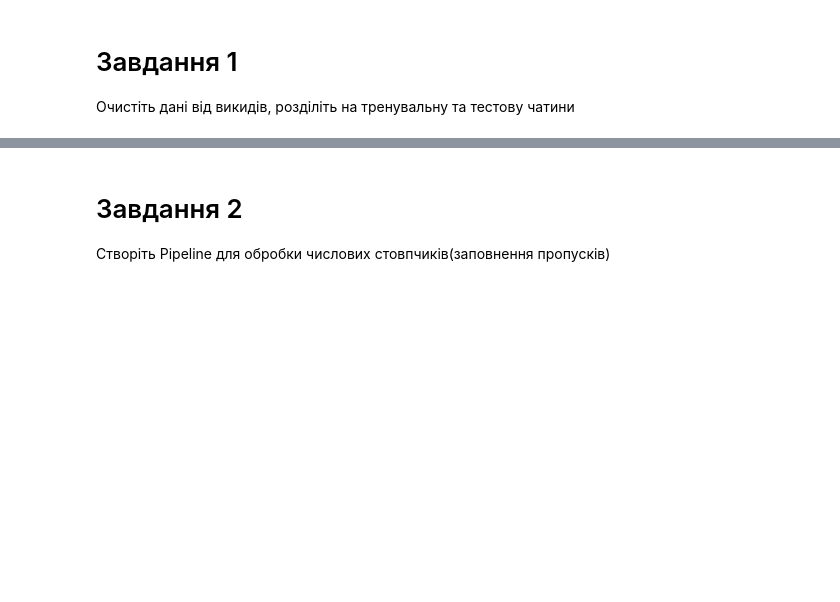
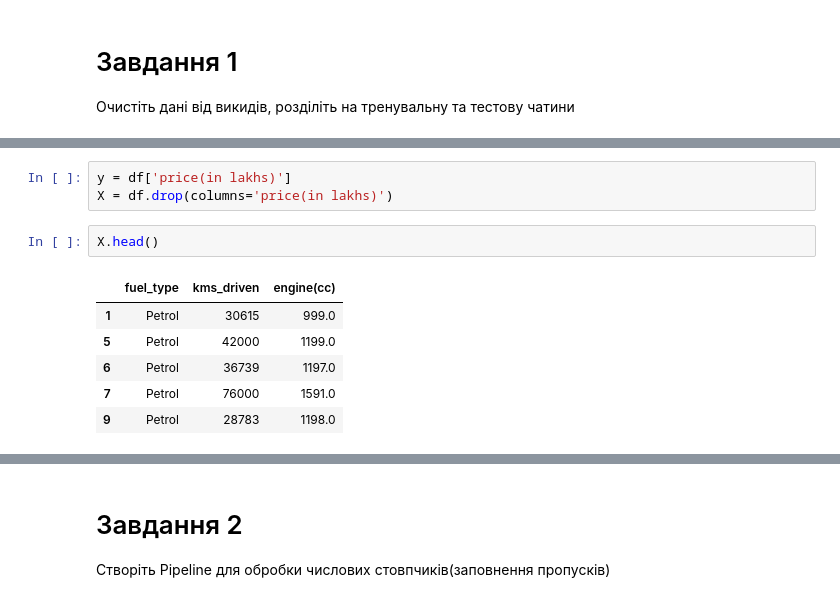
Before and after one commit to IrynaBarnych/AI7, a Jupyter notebook: module3/Практика_лінійна_регресія2.ipynb, the cells around one changed output, grey strips where cells are left out. Cells and saved outputs as stored; diff of their text form; blank space fills up the shorter version.

```diff
--- a/module3/Практика_лінійна_регресія2.ipynb
+++ b/module3/Практика_лінійна_регресія2.ipynb
@@ -49,0 +82,12 @@ df.head()
+# %%
+y = df['price(in lakhs)']
+X = df.drop(columns='price(in lakhs)')
+# %%
+X.head()
+# %% [output]
+|  | fuel_type | kms_driven | engine(cc) |
+| 1 | Petrol | 30615 | 999.0 |
+| 5 | Petrol | 42000 | 1199.0 |
+| 6 | Petrol | 36739 | 1197.0 |
+| 7 | Petrol | 76000 | 1591.0 |
+| 9 | Petrol | 28783 | 1198.0 |
```
Also changed, not shown: parts of 22 cells of this notebook.
